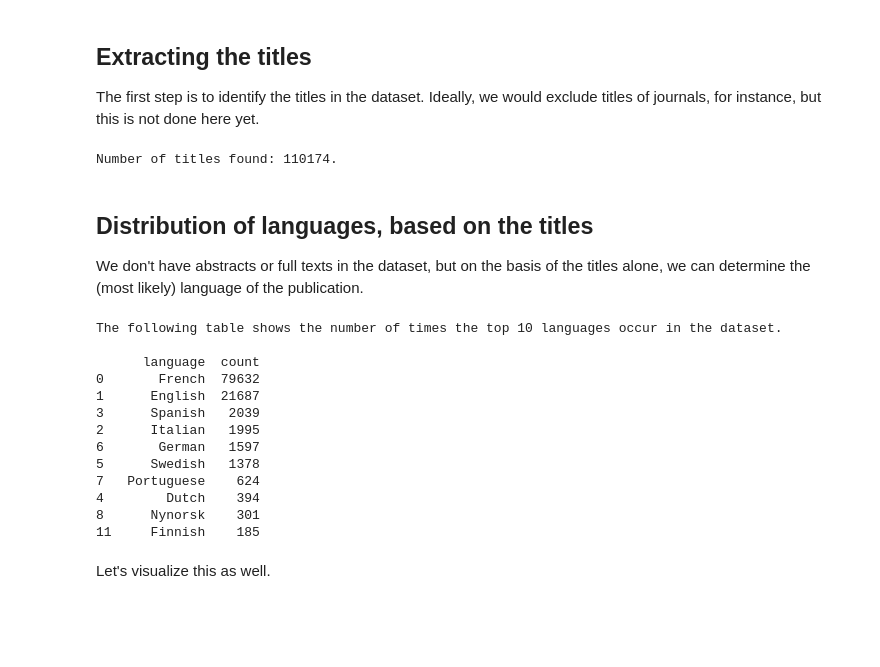
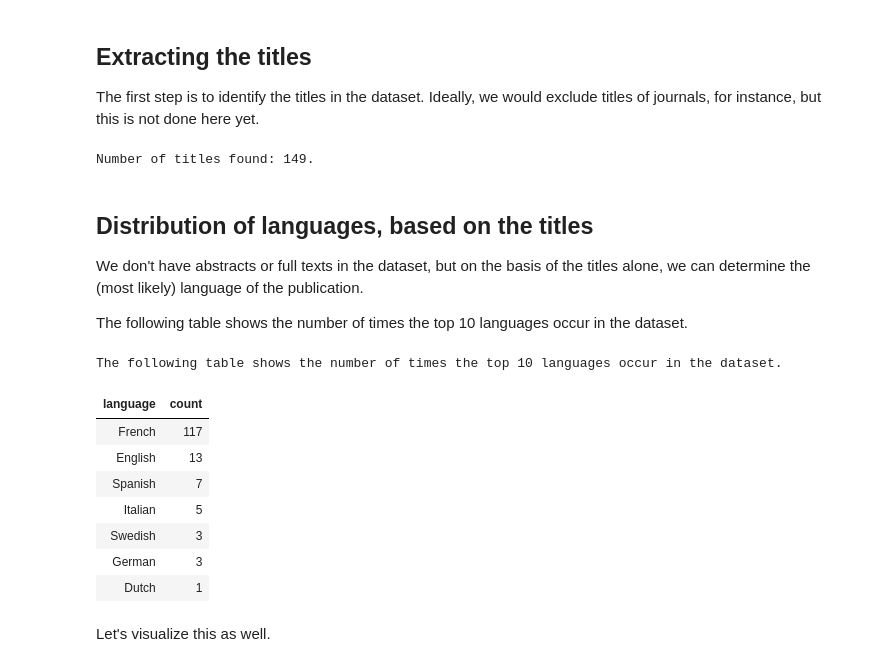
Before and after one commit to christofs/BIB18, a Jupyter notebook: titles.ipynb, the cells around one changed output. Saved outputs shown, nothing was run; the diff lists cells and outputs as text; code cells hidden in the pictures; blank space fills up the shorter version.

Commit message:
update table

```diff
--- a/titles.ipynb
+++ b/titles.ipynb
@@ -26,8 +26,8 @@ import plotly.express as px
 # === Files and parameters ===
 
 wdir  = join("/", "media", "christof", "Data", "Github", "christofs", "bib18")
-#bib18_file = join(wdir, "data", "Bib18_test.rdf")
-bib18_file = join(wdir, "data", "Bib18.rdf")
+bib18_file = join(wdir, "data", "Bib18_test.rdf")
+#bib18_file = join(wdir, "data", "Bib18.rdf")
 
 namespaces = {
     "foaf" : "http://xmlns.com/foaf/0.1/",
@@ -71,11 +71,13 @@ def main():
     titles = get_titles(bib18)
 main()
 # %% [output]
-Number of titles found: 110174.
+Number of titles found: 149.
 # %% [markdown]
 ## Distribution of languages, based on the titles
 
 We don't have abstracts or full texts in the dataset, but on the basis of the titles alone, we can determine the (most likely) language of the publication.
+
+The following table shows the number of times the top 10 languages occur in the dataset.
 # %%
 def identify_language(title):
     """
@@ -100,48 +102,46 @@ def identify_language(title):
     detector = LanguageDetectorBuilder.from_languages(*languages).build()
     confidence_values = detector.compute_language_confidence_values(title)
     languages = [language for language, value in confidence_values]
     values = [value for language, value in confidence_values]
     confidence_values_dict = dict(zip(languages, values))
     max_language = max(confidence_values_dict, key=confidence_values_dict.get)
     lang = max_language.name.title()
     return lang
 
 
 def get_titles_langs_counts(titles):
     """
     For each title, collect the language identified by py-lingua.
     Returns: DataFrame (names and counts of all languages in all titles)
     """
     titles_langs = []
     for title in titles:
         titles_langs.append(identify_language(title))
     titles_langs_counts = dict(Counter(titles_langs))
     tlc = pd.DataFrame.from_dict(titles_langs_counts, orient="index").reset_index().rename(mapper={"index":"language", 0 : "count"}, axis="columns")
     tlc.sort_values(by="count", ascending=False, inplace=True)
-    print("The following table shows the number of times the top 10 languages occur in the dataset.\n")
-    # TODO: Make this a prettier table.
-    print(tlc.head(10))
+
+    # Display the table nicely
+    tlc1 = tlc.head(10).style.hide(axis="index")
+    display(tlc1)
+
     return tlc
 
 
 def main(titles):
    global tlc
    tlc = get_titles_langs_counts(titles)
 main(titles)
 # %% [output]
 The following table shows the number of times the top 10 languages occur in the dataset.
-
-      language  count
-0       French  79632
-1      English  21687
-3      Spanish   2039
-2      Italian   1995
-6       German   1597
-5      Swedish   1378
-7   Portuguese    624
-4        Dutch    394
-8      Nynorsk    301
-11     Finnish    185
+| language | count |
+| French | 117 |
+| English | 13 |
+| Spanish | 7 |
+| Italian | 5 |
+| Swedish | 3 |
+| German | 3 |
+| Dutch | 1 |
 # %% [markdown]
 Let's visualize this as well.
 # %%
```
Also changed, not shown: 2 other files.
